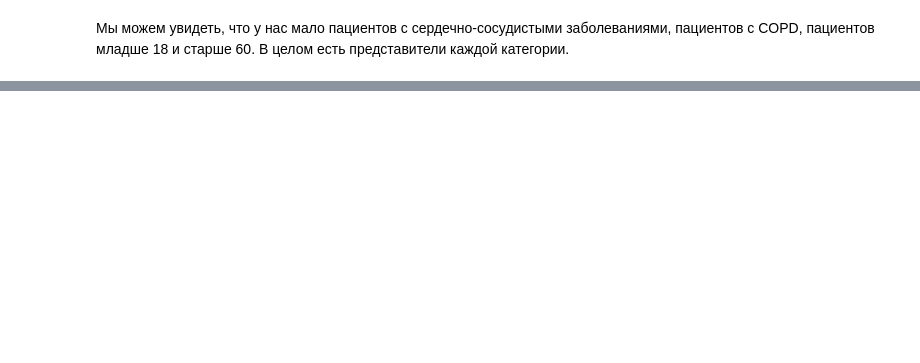
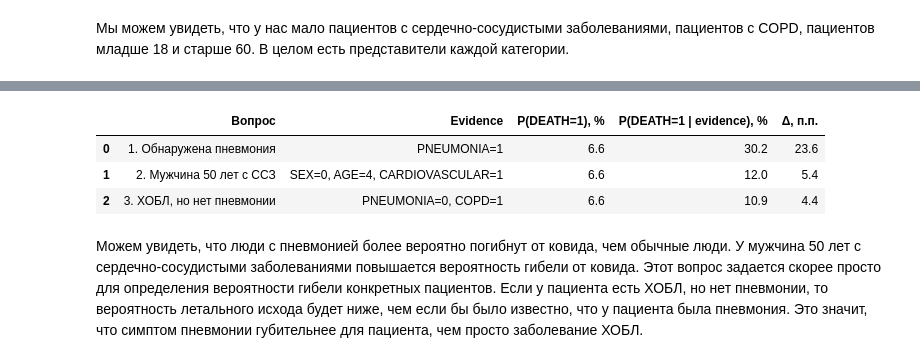
Before and after one commit to Megakret/ml_course_mai, a Jupyter notebook: bayesian/lab4.ipynb, the cells around one changed output, grey strips where cells are left out. Saved outputs shown, nothing was run; the diff lists cells and outputs as text; code cells hidden in the pictures; blank space fills up the shorter version.

Commit message:
added queries

```diff
--- a/bayesian/lab4.ipynb
+++ b/bayesian/lab4.ipynb
@@ -215,0 +308,3 @@ share_table
+# %%
+from pgmpy.parameter_estimator import DiscreteMLE
+model.fit(preparedData, estimator=DiscreteMLE())
@@ -215,0 +401,47 @@ share_table
+# %%
+from pgmpy.inference import VariableElimination
+
+infer = VariableElimination(model)
+
+def p_death(evidence=None):
+    """Вероятность летального исхода P(DEATH=1) при заданном evidence."""
+    result = infer.query(
+        variables=["DEATH"],
+        evidence={} if evidence is None else dict(evidence),
+        show_progress=False,
+    )
+    return float(result.get_value(DEATH=1))
+
+# Априорная вероятность летального исхода (без наблюдений)
+prior = p_death()
+
+# Три вопроса и соответствующие evidence
+queries = [
+    ("1. Обнаружена пневмония", {"PNEUMONIA": 1}),
+    ("2. Мужчина 50 лет с ССЗ", {"SEX": 0, "AGE": 4, "CARDIOVASCULAR": 1}),
+    ("3. ХОБЛ, но нет пневмонии", {"PNEUMONIA": 0, "COPD": 1}),
+]
+
+rows = []
+for name, evidence in queries:
+    post = p_death(evidence)
+    rows.append({
+        "Вопрос": name,
+        "Evidence": ", ".join(f"{k}={v}" for k, v in evidence.items()),
+        "P(DEATH=1), %": prior * 100,
+        "P(DEATH=1 | evidence), %": post * 100,
+        "Δ, п.п.": (post - prior) * 100,
+    })
+
+comparison = pd.DataFrame(rows)
+comparison[["P(DEATH=1), %", "P(DEATH=1 | evidence), %", "Δ, п.п."]] = \
+    comparison[["P(DEATH=1), %", "P(DEATH=1 | evidence), %", "Δ, п.п."]].round(1)
+comparison
+# %% [output]
+|  | Вопрос | Evidence | P(DEATH=1), % | P(DEATH=1 | evidence), % | Δ, п.п. |
+| 0 | 1. Обнаружена пневмония | PNEUMONIA=1 | 6.6 | 30.2 | 23.6 |
+| 1 | 2. Мужчина 50 лет с ССЗ | SEX=0, AGE=4, CARDIOVASCULAR=1 | 6.6 | 12.0 | 5.4 |
+| 2 | 3. ХОБЛ, но нет пневмонии | PNEUMONIA=0, COPD=1 | 6.6 | 10.9 | 4.4 |
+# %% [markdown]
+Можем увидеть, что люди с пневмонией более вероятно погибнут от ковида, чем обычные люди. У мужчина 50 лет с сердечно-сосудистыми заболеваниями повышается вероятность гибели от ковида. Этот вопрос задается скорее просто для определения вероятности гибели конкретных пациентов.
+Если у пациента есть ХОБЛ, но нет пневмонии, то вероятность летального исхода будет ниже, чем если бы было известно, что у пациента была пневмония. Это значит, что симптом пневмонии губительнее для пациента, чем просто заболевание ХОБЛ.
```
Also changed, not shown: parts of 11 cells of this notebook.
